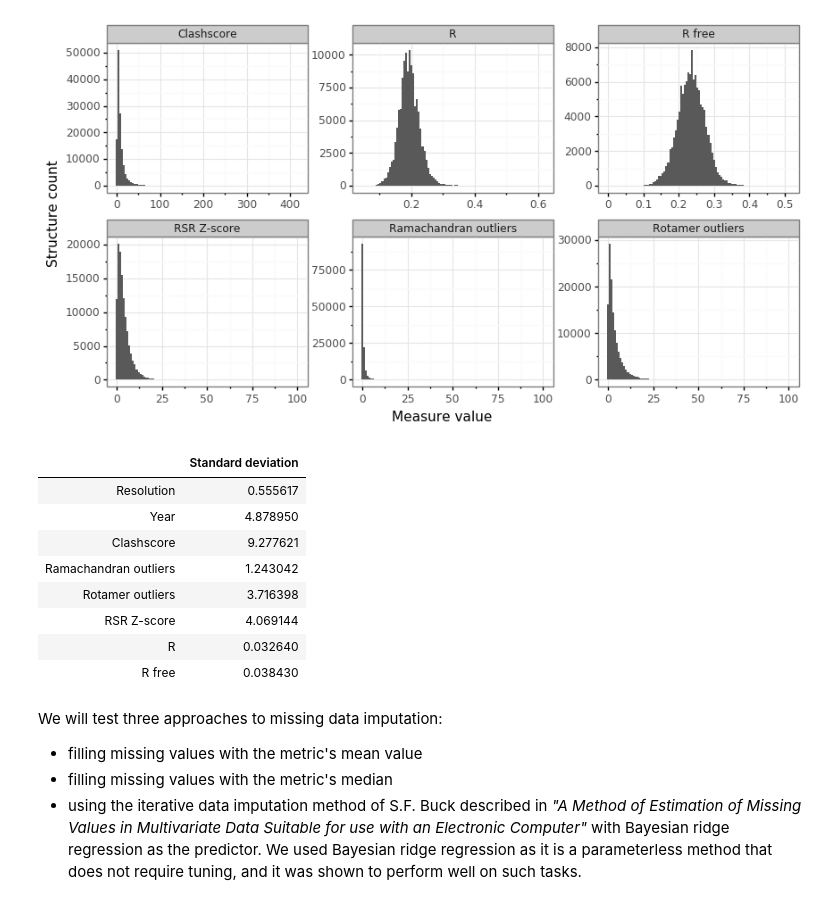
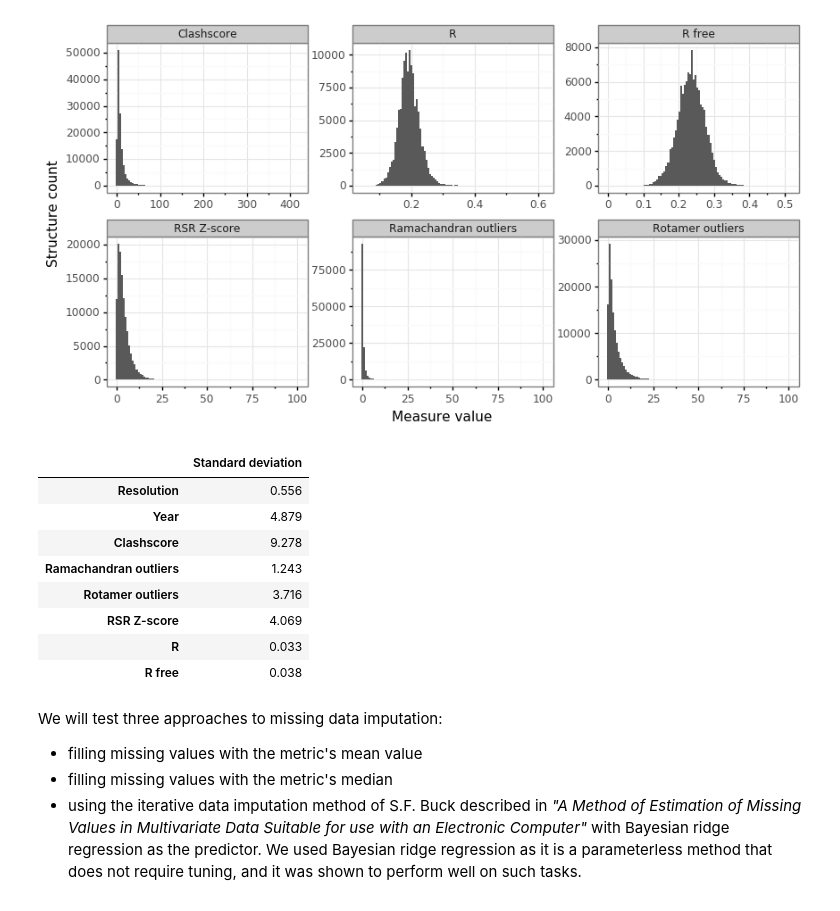
Before and after one commit to dabrze/pdb_structure_quality, a Jupyter notebook: PDB analysis.ipynb, the cells around one changed output. Saved outputs shown, nothing was run; the diff lists cells and outputs as text; code cells hidden in the pictures.

```diff
--- a/PDB analysis.ipynb
+++ b/PDB analysis.ipynb
@@ -342,17 +350,17 @@ with warnings.catch_warnings():
 # %% [output]
 [figure]
 # %%
-display(quality_not_nan_df.std().to_frame(name="Standard deviation"))
+display(quality_not_nan_df.std().to_frame(name="Standard deviation").style.format("{:.3f}"))
 # %% [output]
 |  | Standard deviation |
-| Resolution | 0.555617 |
-| Year | 4.878950 |
-| Clashscore | 9.277621 |
-| Ramachandran outliers | 1.243042 |
-| Rotamer outliers | 3.716398 |
-| RSR Z-score | 4.069144 |
-| R | 0.032640 |
-| R free | 0.038430 |
+| Resolution | 0.556 |
+| Year | 4.879 |
+| Clashscore | 9.278 |
+| Ramachandran outliers | 1.243 |
+| Rotamer outliers | 3.716 |
+| RSR Z-score | 4.069 |
+| R | 0.033 |
+| R free | 0.038 |
 # %% [markdown]
 We will test three approaches to missing data imputation:
 
```
Also changed, not shown: parts of 15 cells of this notebook, 5 other files.
